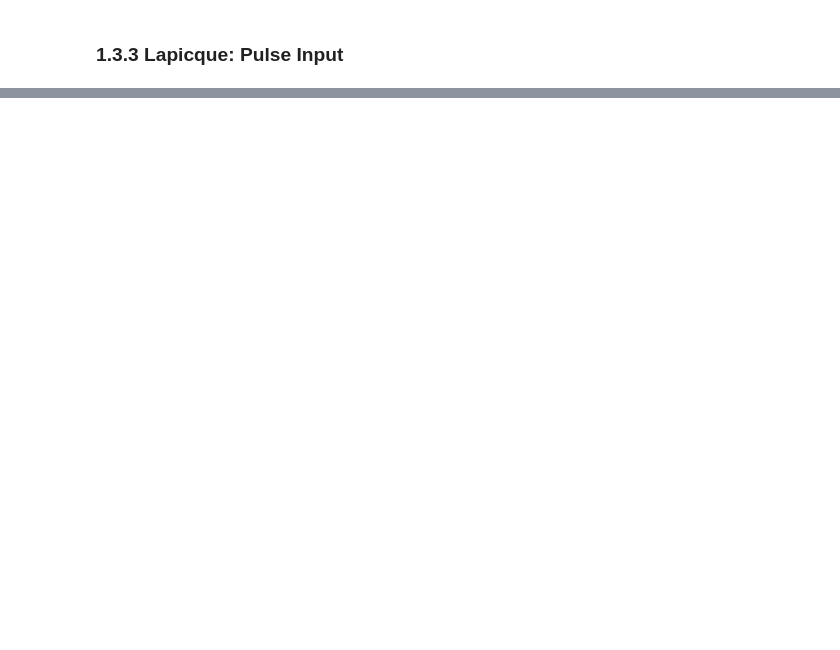
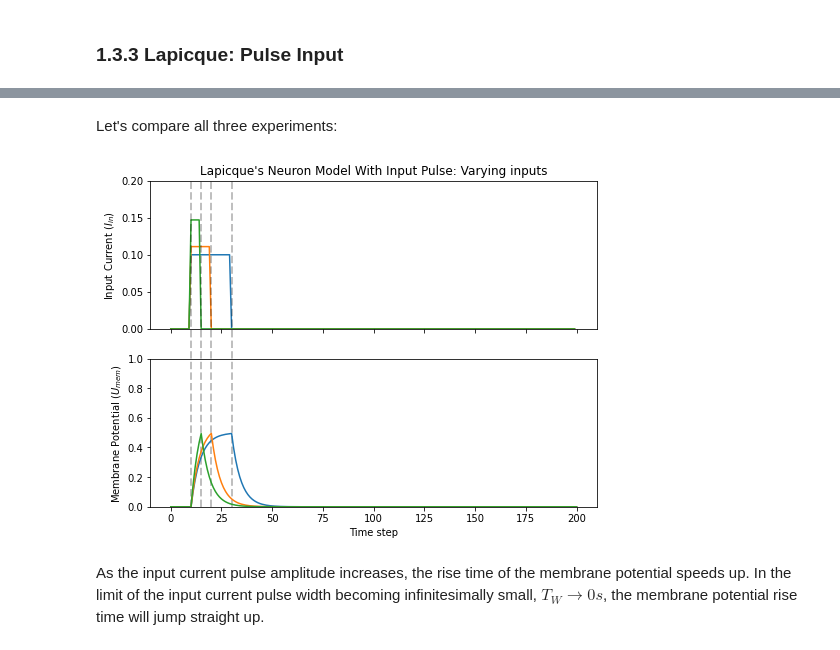
Before and after one commit to jeshraghian/snntorch, a Jupyter notebook: examples/tutorial_2_neurons_update.ipynb, the cells around one changed output, grey strips where cells are left out. Cells and saved outputs as stored; diff of their text form; code cells hidden in the pictures; blank space fills up the shorter version.

```diff
--- a/examples/tutorial_2_neurons_update.ipynb
+++ b/examples/tutorial_2_neurons_update.ipynb
@@ -410,0 +437,34 @@ plt.show()
+# %% [markdown]
+Let's compare all three experiments:
+# %%
+
+# Generate Plots
+fig, ax = plt.subplots(2, figsize=(8,6),sharex=True)
+
+# Plot input current
+ax[0].plot(cur_in1)
+ax[0].plot(cur_in2)
+ax[0].plot(cur_in3)
+ax[0].set_ylim([0, 0.2])
+ax[0].set_ylabel("Input Current ($I_{in}$)")
+ax[0].set_title("Lapicque's Neuron Model With Input Pulse: Varying inputs")
+
+# Plot membrane potential
+ax[1].plot(mem_rec1)
+ax[1].plot(mem_rec2)
+ax[1].plot(mem_rec3)
+ax[1].set_ylim([0, 1])
+ax[1].set_ylabel("Membrane Potential ($U_{mem}$)")
+
+ax[1].axvline(x=10, ymin=0, ymax=2.2, alpha = 0.25, linestyle="dashed", c="black", linewidth=2, zorder=0, clip_on=False)
+ax[1].axvline(x=15, ymin=0, ymax=2.2, alpha = 0.25, linestyle="dashed", c="black", linewidth=2, zorder=0, clip_on=False)
+ax[1].axvline(x=20, ymin=0, ymax=2.2, alpha = 0.25, linestyle="dashed", c="black", linewidth=2, zorder=0, clip_on=False)
+ax[1].axvline(x=30, ymin=0, ymax=2.2, alpha = 0.25, linestyle="dashed", c="black", linewidth=2, zorder=0, clip_on=False)
+
+plt.xlabel("Time step")
+
+plt.show()
+# %% [output]
+[figure, added]
+# %% [markdown]
+As the input current pulse amplitude increases, the rise time of the membrane potential speeds up. In the limit of the input current pulse width becoming infinitesimally small, $T_W \rightarrow 0s$, the membrane potential rise time will jump straight up.
```
Also changed, not shown: parts of 40 cells of this notebook.
